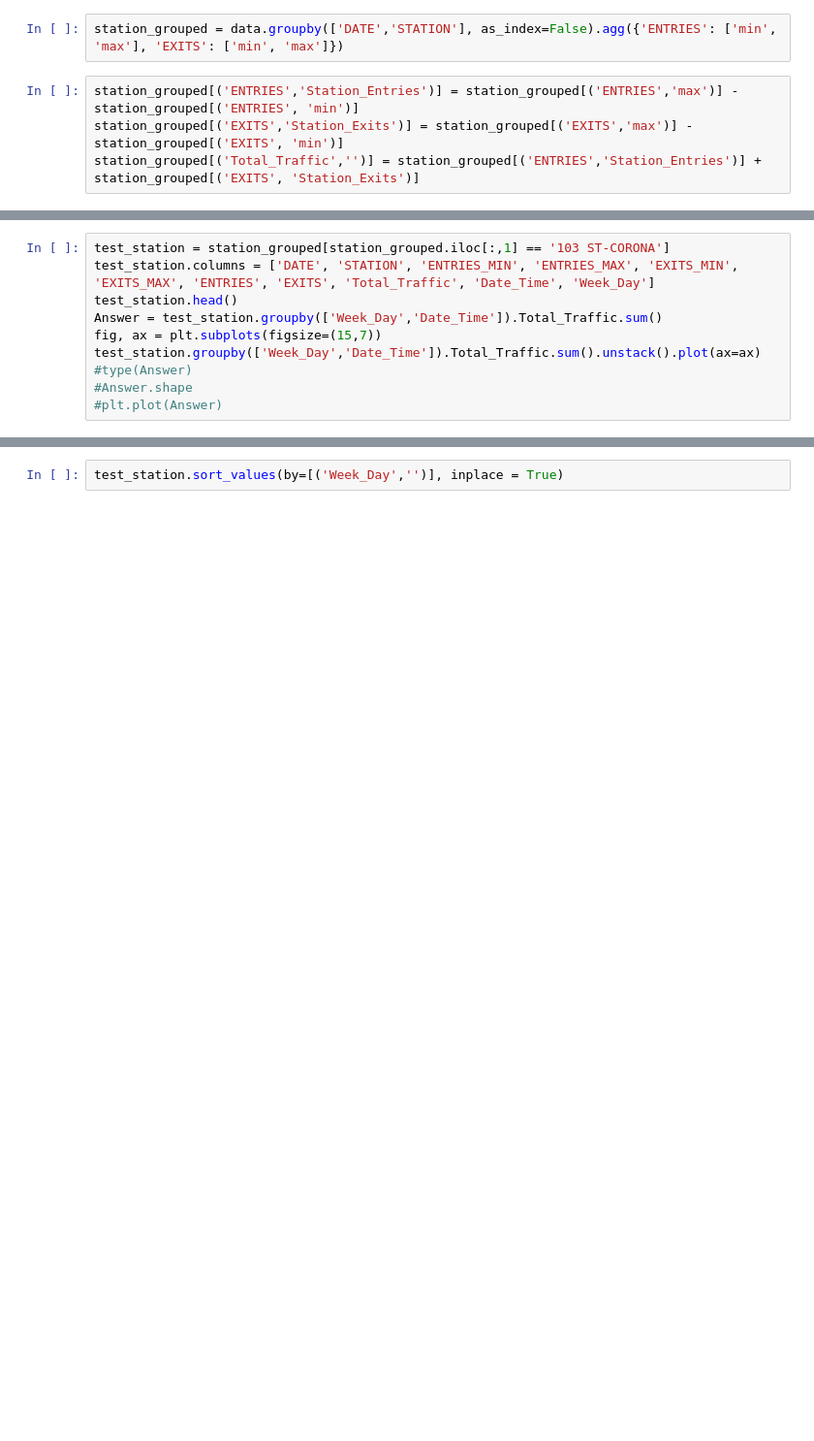
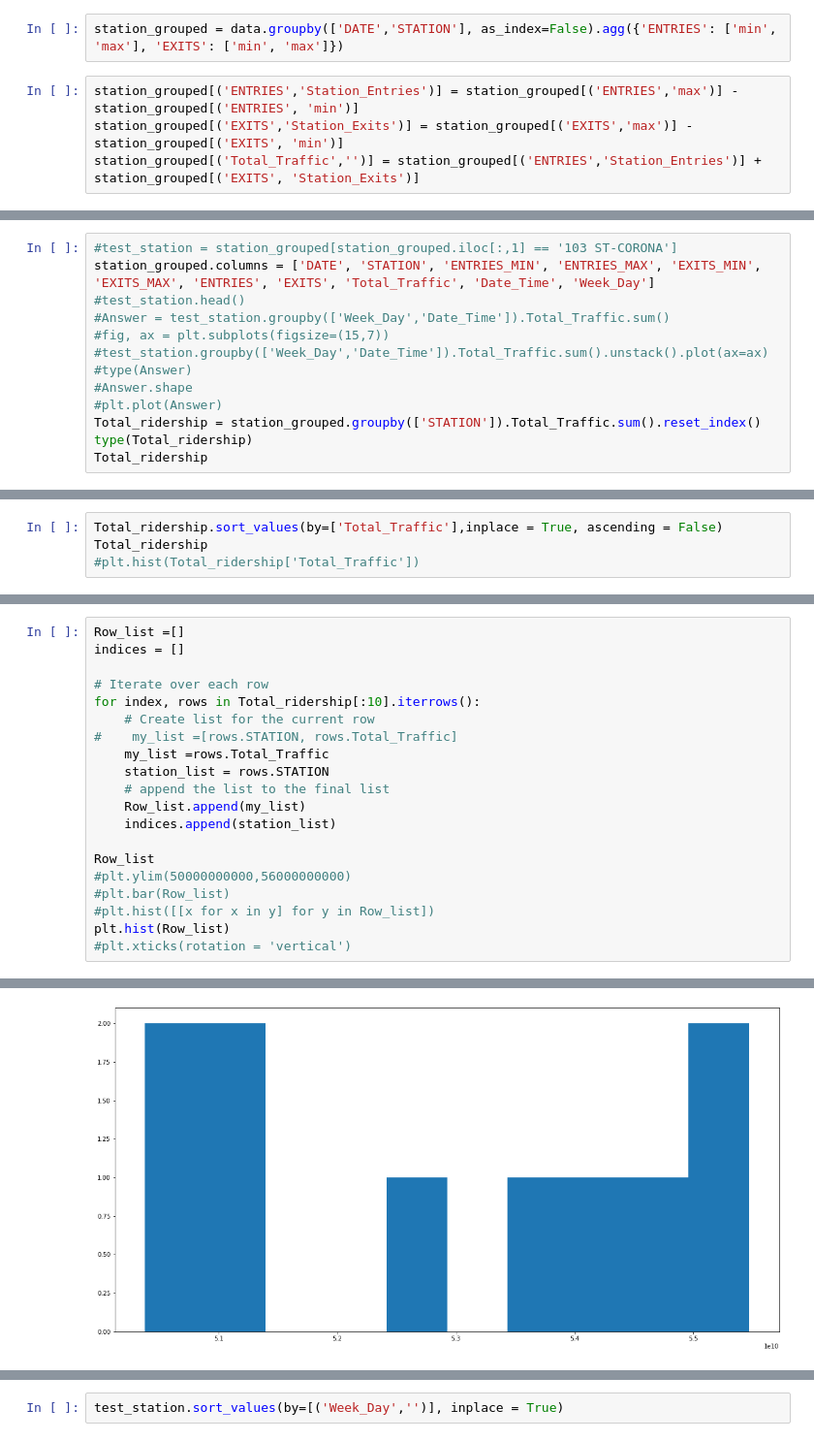
Before and after one commit to racheldilley1/mta-project-1, a Jupyter notebook: ritu_notebook.ipynb, the cells around one changed output, grey strips where cells are left out. Shown at 97% size. Drawn from its saved outputs; the diff is of its cells as text; blank space fills up the shorter version.

```diff
--- a/ritu_notebook.ipynb
+++ b/ritu_notebook.ipynb
@@ -224,13 +247,16 @@ station_grouped.head()
 | 3 | 04/27/2019 | 104 ST | 214366 | 2025897597 | 137445 | 1907502735 | 2025683231 | 1907365290 | 3933048521 | ... |
 | 4 | 04/27/2019 | 110 ST | 3490386 | 13871007 | 1378134 | 12483430 | 10380621 | 11105296 | 21485917 | ... |
 # %%
-test_station = station_grouped[station_grouped.iloc[:,1] == '103 ST-CORONA']
-test_station.columns = ['DATE', 'STATION', 'ENTRIES_MIN', 'ENTRIES_MAX', 'EXITS_MIN', 'EXITS_MAX', 'ENTRIES', 'EXITS', 'Total_Traffic', 'Date_Time', 'Week_Day']
-test_station.head()
-Answer = test_station.groupby(['Week_Day','Date_Time']).Total_Traffic.sum()
-fig, ax = plt.subplots(figsize=(15,7))
-test_station.groupby(['Week_Day','Date_Time']).Total_Traffic.sum().unstack().plot(ax=ax)
+#test_station = station_grouped[station_grouped.iloc[:,1] == '103 ST-CORONA']
+station_grouped.columns = ['DATE', 'STATION', 'ENTRIES_MIN', 'ENTRIES_MAX', 'EXITS_MIN', 'EXITS_MAX', 'ENTRIES', 'EXITS', 'Total_Traffic', 'Date_Time', 'Week_Day']
+#test_station.head()
+#Answer = test_station.groupby(['Week_Day','Date_Time']).Total_Traffic.sum()
+#fig, ax = plt.subplots(figsize=(15,7))
+#test_station.groupby(['Week_Day','Date_Time']).Total_Traffic.sum().unstack().plot(ax=ax)
 #type(Answer)
 #Answer.shape
 #plt.plot(Answer)
+Total_ridership = station_grouped.groupby(['STATION']).Total_Traffic.sum().reset_index()
+type(Total_ridership)
+Total_ridership
 # %% [output]
@@ -238,0 +276,4 @@ test_station.groupby(['Week_Day','Date_Time']).Total_Traffic.sum().unstack().plo
+# %%
+Total_ridership.sort_values(by=['Total_Traffic'],inplace = True, ascending = False)
+Total_ridership
+#plt.hist(Total_ridership['Total_Traffic'])
@@ -238,0 +294,21 @@ test_station.groupby(['Week_Day','Date_Time']).Total_Traffic.sum().unstack().plo
+# %%
+Row_list =[]
+indices = []
+
+# Iterate over each row
+for index, rows in Total_ridership[:10].iterrows():
+    # Create list for the current row
+#    my_list =[rows.STATION, rows.Total_Traffic]
+    my_list =rows.Total_Traffic
+    station_list = rows.STATION
+    # append the list to the final list
+    Row_list.append(my_list)
+    indices.append(station_list)
+
+Row_list
+#plt.ylim(50000000000,56000000000)
+#plt.bar(Row_list)
+#plt.hist([[x for x in y] for y in Row_list])
+plt.hist(Row_list)
+#plt.xticks(rotation = 'vertical')
+# %% [output]
@@ -238,0 +320 @@ test_station.groupby(['Week_Day','Date_Time']).Total_Traffic.sum().unstack().plo
+[figure, added]
```
Also changed, not shown: parts of 12 cells of this notebook.
